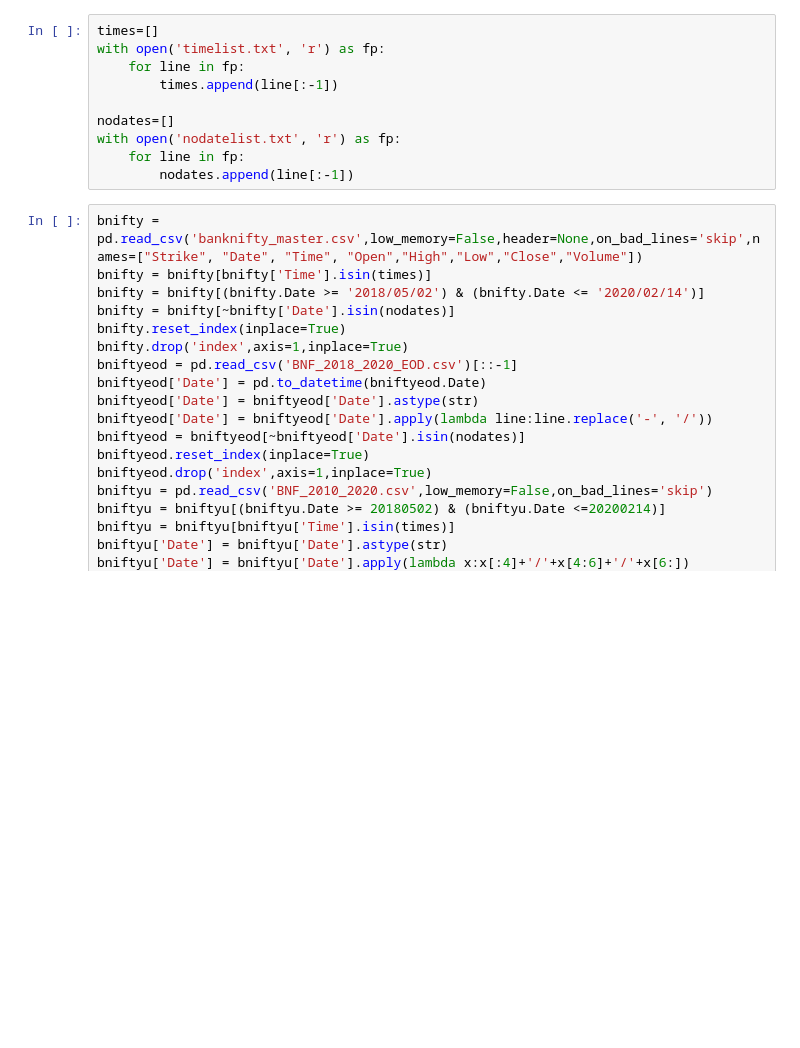
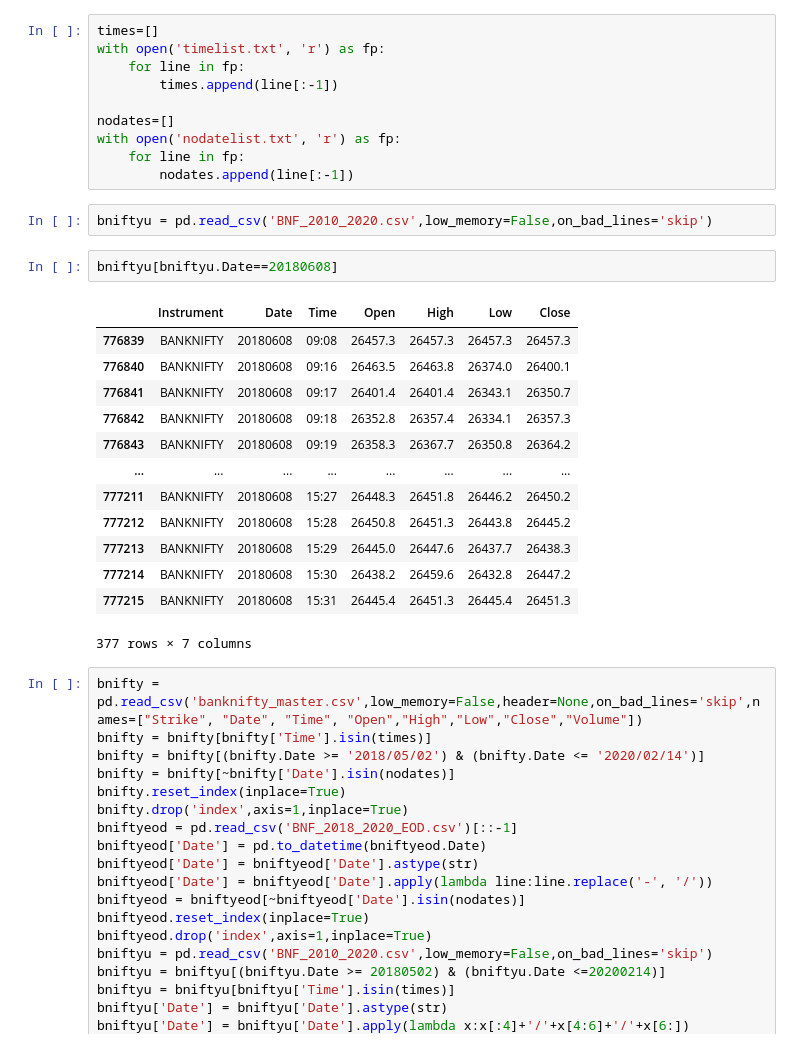
Before and after one commit to ProtoRao/trading, a Jupyter notebook: Open Drive strategy.ipynb, the cells around one changed output. Cells and saved outputs as stored; diff of their text form; blank space fills up the shorter version.

```diff
--- a/Open Drive strategy.ipynb
+++ b/Open Drive strategy.ipynb
@@ -25,6 +22,24 @@ nodates=[]
 with open('nodatelist.txt', 'r') as fp:
     for line in fp:
         nodates.append(line[:-1])
+# %%
+bniftyu = pd.read_csv('BNF_2010_2020.csv',low_memory=False,on_bad_lines='skip')
+# %%
+bniftyu[bniftyu.Date==20180608]
+# %% [output]
+|  | Instrument | Date | Time | Open | High | Low | Close |
+| 776839 | BANKNIFTY | 20180608 | 09:08 | 26457.3 | 26457.3 | 26457.3 | 26457.3 |
+| 776840 | BANKNIFTY | 20180608 | 09:16 | 26463.5 | 26463.8 | 26374.0 | 26400.1 |
+| 776841 | BANKNIFTY | 20180608 | 09:17 | 26401.4 | 26401.4 | 26343.1 | 26350.7 |
+| 776842 | BANKNIFTY | 20180608 | 09:18 | 26352.8 | 26357.4 | 26334.1 | 26357.3 |
+| 776843 | BANKNIFTY | 20180608 | 09:19 | 26358.3 | 26367.7 | 26350.8 | 26364.2 |
+| ... | ... | ... | ... | ... | ... | ... | ... |
+| 777211 | BANKNIFTY | 20180608 | 15:27 | 26448.3 | 26451.8 | 26446.2 | 26450.2 |
+| 777212 | BANKNIFTY | 20180608 | 15:28 | 26450.8 | 26451.3 | 26443.8 | 26445.2 |
+| 777213 | BANKNIFTY | 20180608 | 15:29 | 26445.0 | 26447.6 | 26437.7 | 26438.3 |
+| 777214 | BANKNIFTY | 20180608 | 15:30 | 26438.2 | 26459.6 | 26432.8 | 26447.2 |
+| 777215 | BANKNIFTY | 20180608 | 15:31 | 26445.4 | 26451.3 | 26445.4 | 26451.3 |
+377 rows × 7 columns
 # %%
 bnifty = pd.read_csv('banknifty_master.csv',low_memory=False,header=None,on_bad_lines='skip',names=["Strike", "Date", "Time", "Open","High","Low","Close","Volume"])
 bnifty = bnifty[bnifty['Time'].isin(times)]
```
Also changed, not shown: parts of 11 cells of this notebook.
